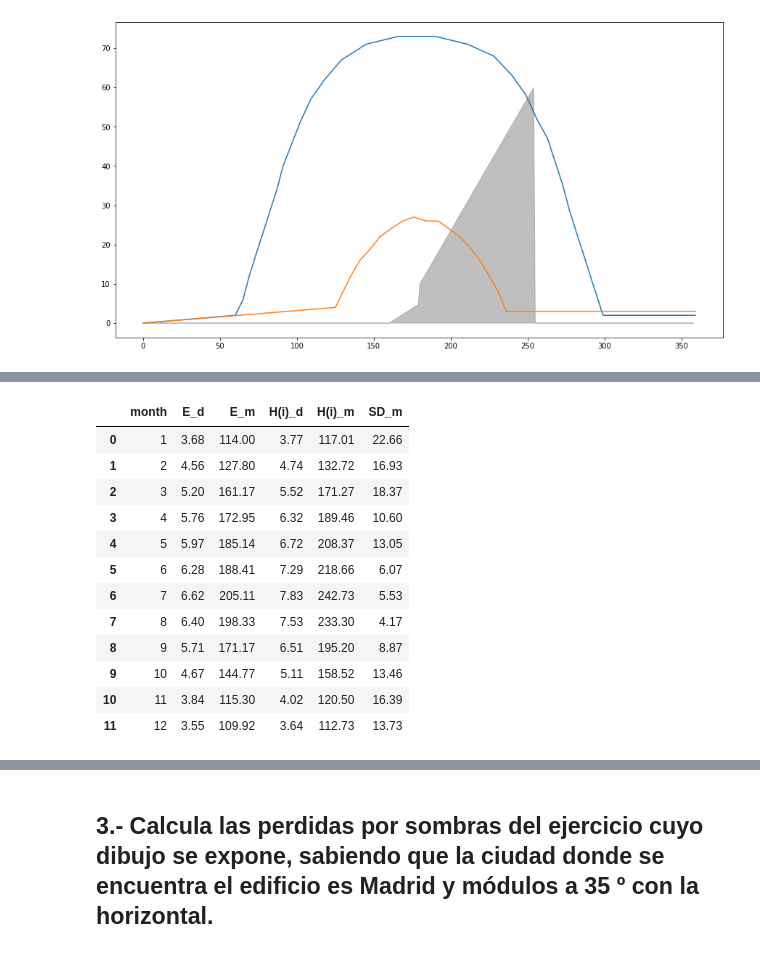
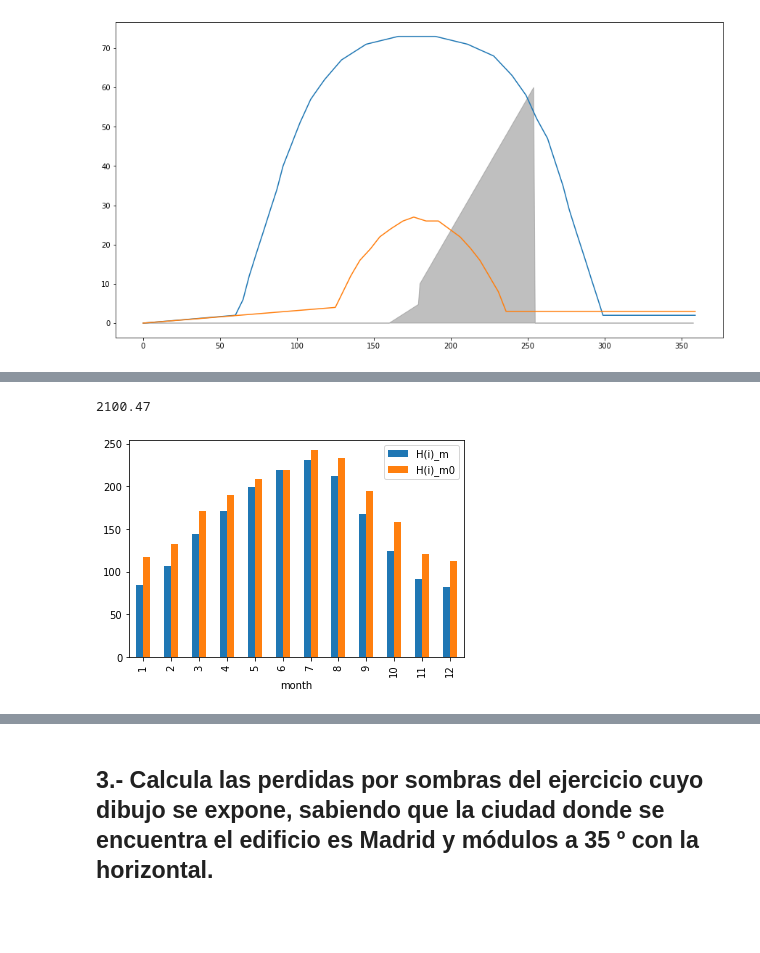
Before and after one commit to wattbucket/1kperdidassom, a Jupyter notebook: notebook.ipynb, the cells around one changed output, grey strips where cells are left out. Drawn from its saved outputs; the diff is of its cells as text; code cells hidden in the pictures; blank space fills up the shorter version.

```diff
--- a/notebook.ipynb
+++ b/notebook.ipynb
@@ -212,16 +227,25 @@ https://re.jrc.ec.europa.eu/api/PVcalc?lat=40&lon=-4&peakpower=1&loss=0&angle=30
-# %%
-df
-# %% [output]
-|  | month | E_d | E_m | H(i)_d | H(i)_m | SD_m |
-| 0 | 1 | 3.68 | 114.00 | 3.77 | 117.01 | 22.66 |
-| 1 | 2 | 4.56 | 127.80 | 4.74 | 132.72 | 16.93 |
-| 2 | 3 | 5.20 | 161.17 | 5.52 | 171.27 | 18.37 |
-| 3 | 4 | 5.76 | 172.95 | 6.32 | 189.46 | 10.60 |
-| 4 | 5 | 5.97 | 185.14 | 6.72 | 208.37 | 13.05 |
-| 5 | 6 | 6.28 | 188.41 | 7.29 | 218.66 | 6.07 |
-| 6 | 7 | 6.62 | 205.11 | 7.83 | 242.73 | 5.53 |
-| 7 | 8 | 6.40 | 198.33 | 7.53 | 233.30 | 4.17 |
-| 8 | 9 | 5.71 | 171.17 | 6.51 | 195.20 | 8.87 |
-| 9 | 10 | 4.67 | 144.77 | 5.11 | 158.52 | 13.46 |
-| 10 | 11 | 3.84 | 115.30 | 4.02 | 120.50 | 16.39 |
-| 11 | 12 | 3.55 | 109.92 | 3.64 | 112.73 | 13.73 |
+# %%
+df09['H(i)_m0']=df0['H(i)_m']
+df09.plot(kind='bar',x='month',y=['H(i)_m','H(i)_m0'])
+
+#
+img = BytesIO()
+plt.savefig(img, format='png')
+img.seek(0)
+plot_url = base64.b64encode(img.getvalue()).decode()
+model_plot_irradiacion = Markup('<img src="embedded-picture">'.format(plot_url))
+# plt.close()
+
+
+
+
+# energia total anual
+E=datas0["outputs"]["totals"]["fixed"]["H(i)_y"]
+E
+
+
+
+#
+# %% [output]
+2100.47
+[figure, added]
```
Also changed, not shown: parts of 9 cells of this notebook.
